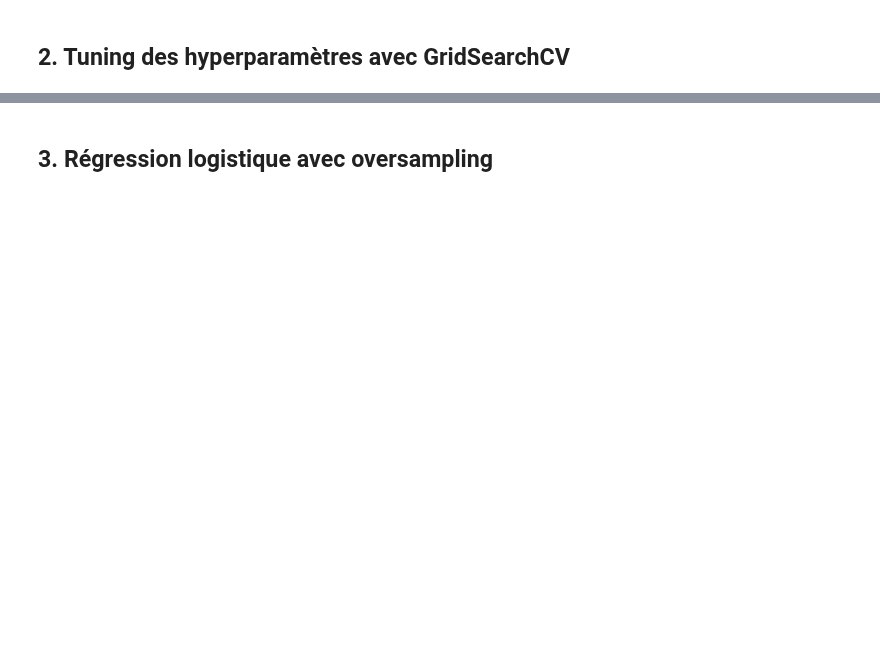
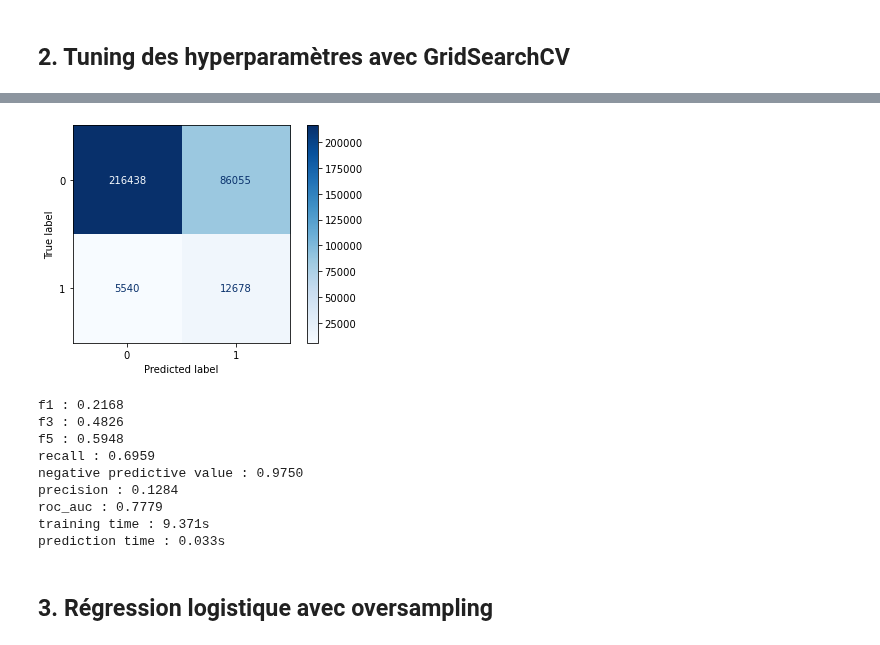
Before and after one commit to baptiste-pasquier/statapp, a Jupyter notebook: model_LR.ipynb, the cells around one changed output, grey strips where cells are left out. Saved outputs shown, nothing was run; the diff lists cells and outputs as text; code cells hidden in the pictures; blank space fills up the shorter version.

```diff
--- a/model_LR.ipynb
+++ b/model_LR.ipynb
@@ -117,7 +288,25 @@ PARAMS[dico['model_name']] = best_params
 # %%
 m = Modelisation(X, y, LogisticRegression(**best_params))
 m.show_conf_matrix()
 m.show_metrics_score()
+
+SCORES = []
+metrics = m.metrics_score
+metrics['model_name'] = dico['model_name']
+metrics['training_time'] = m.training_time
+metrics['prediction_time'] = m.prediction_time
+SCORES.append(metrics)
+# %% [output]
+[figure, added]
+f1 : 0.2168
+f3 : 0.4826
+f5 : 0.5948
+recall : 0.6959
+negative predictive value : 0.9750
+precision : 0.1284
+roc_auc : 0.7779
+training time : 9.371s
+prediction time : 0.033s
 # %% [markdown]
 ## 3. Régression logistique avec oversampling
 # %%
```
Also changed, not shown: parts of 72 cells of this notebook, 8 other files.
